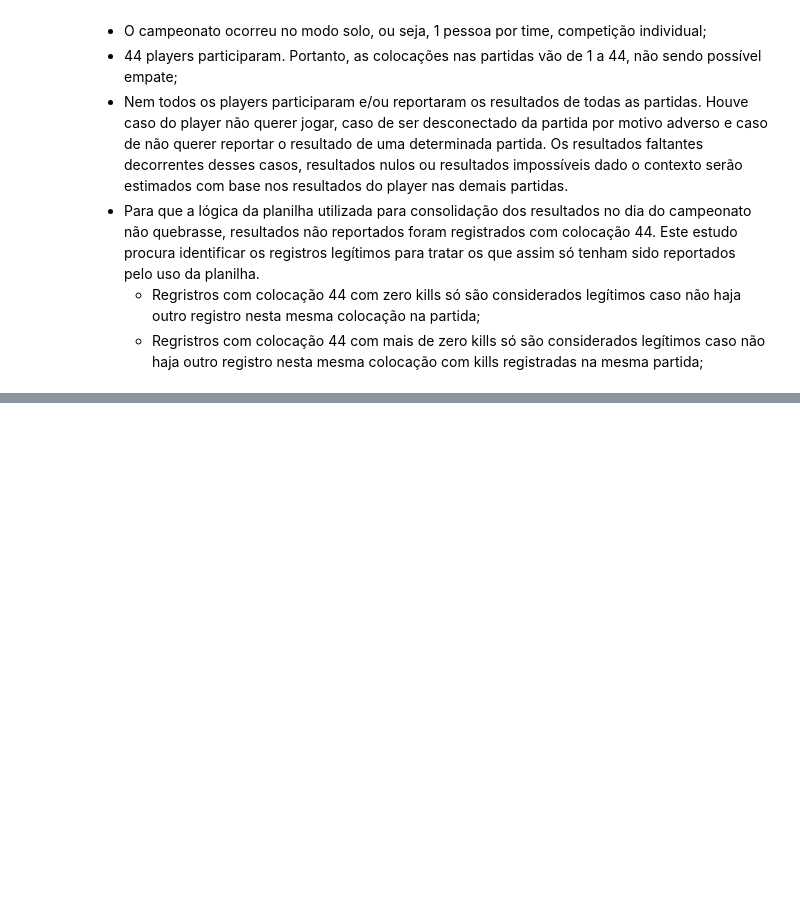
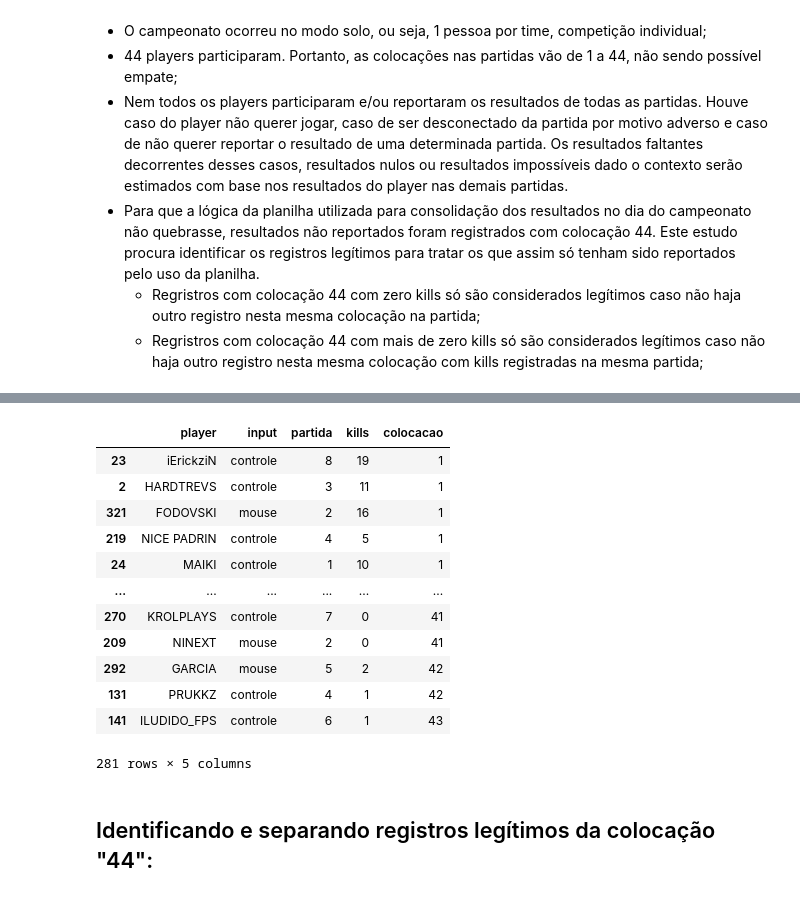
Before and after one commit to GodoyLucas/king_of_rebirth, a Jupyter notebook: King_of_Rebirth.ipynb, the cells around one changed output, grey strips where cells are left out. Cells and saved outputs as stored; diff of their text form; code cells hidden in the pictures; blank space fills up the shorter version.

```diff
--- a/King_of_Rebirth.ipynb
+++ b/King_of_Rebirth.ipynb
@@ -796,0 +87,9 @@ players_a_serem_tratados_partida_8
+# %%
+registros_com_mais_de_um_player_por_colocacao = pd.DataFrame()
+
+for partida in range(1, 9):
+  for colocacao in range(0, 45):
+    if final.query('partida == @partida  & colocacao == @colocacao').player.count() > 1:
+      registros_com_mais_de_um_player_por_colocacao = pd.concat([registros_com_mais_de_um_player_por_colocacao, final.query('partida == @partida  & colocacao == @colocacao')])
+
+registros_com_mais_de_um_player_por_colocacao.groupby(['partida', 'colocacao'])[['player']].count()
@@ -796,0 +165,9 @@ players_a_serem_tratados_partida_8
+# %%
+registros_com_mais_de_um_player_por_colocacao = pd.DataFrame()
+
+for partida in range(1, 9):
+  for colocacao in range(0, 45):
+    if registros_sem_colocacao_0.query('partida == @partida  & colocacao == @colocacao').player.count() != 1:
+      registros_com_mais_de_um_player_por_colocacao = pd.concat([registros_com_mais_de_um_player_por_colocacao, registros_sem_colocacao_0.query('partida == @partida  & colocacao == @colocacao')])
+
+registros_com_mais_de_um_player_por_colocacao.sort_values('colocacao', ascending = False).head()
@@ -796,0 +181,19 @@ players_a_serem_tratados_partida_8
+# %%
+registros_sem_colocacao_0_e_apenas_um_player_por_colocacao = registros_sem_colocacao_0[registros_sem_colocacao_0.index.isin(list(set(final.index) - set(registros_com_mais_de_um_player_por_colocacao.index)))]
+registros_sem_colocacao_0_e_apenas_um_player_por_colocacao.sort_values('colocacao')
+# %% [output]
+|  | player | input | partida | kills | colocacao |
+| 23 | iErickziN | controle | 8 | 19 | 1 |
+| 2 | HARDTREVS | controle | 3 | 11 | 1 |
+| 321 | FODOVSKI | mouse | 2 | 16 | 1 |
+| 219 | NICE PADRIN | controle | 4 | 5 | 1 |
+| 24 | MAIKI | controle | 1 | 10 | 1 |
+| ... | ... | ... | ... | ... | ... |
+| 270 | KROLPLAYS | controle | 7 | 0 | 41 |
+| 209 | NINEXT | mouse | 2 | 0 | 41 |
+| 292 | GARCIA | mouse | 5 | 2 | 42 |
+| 131 | PRUKKZ | controle | 4 | 1 | 42 |
+| 141 | ILUDIDO_FPS | controle | 6 | 1 | 43 |
+281 rows × 5 columns
+# %% [markdown]
+## Identificando e separando registros legítimos da colocação "44":
```
Also changed, not shown: parts of 160 cells of this notebook.
